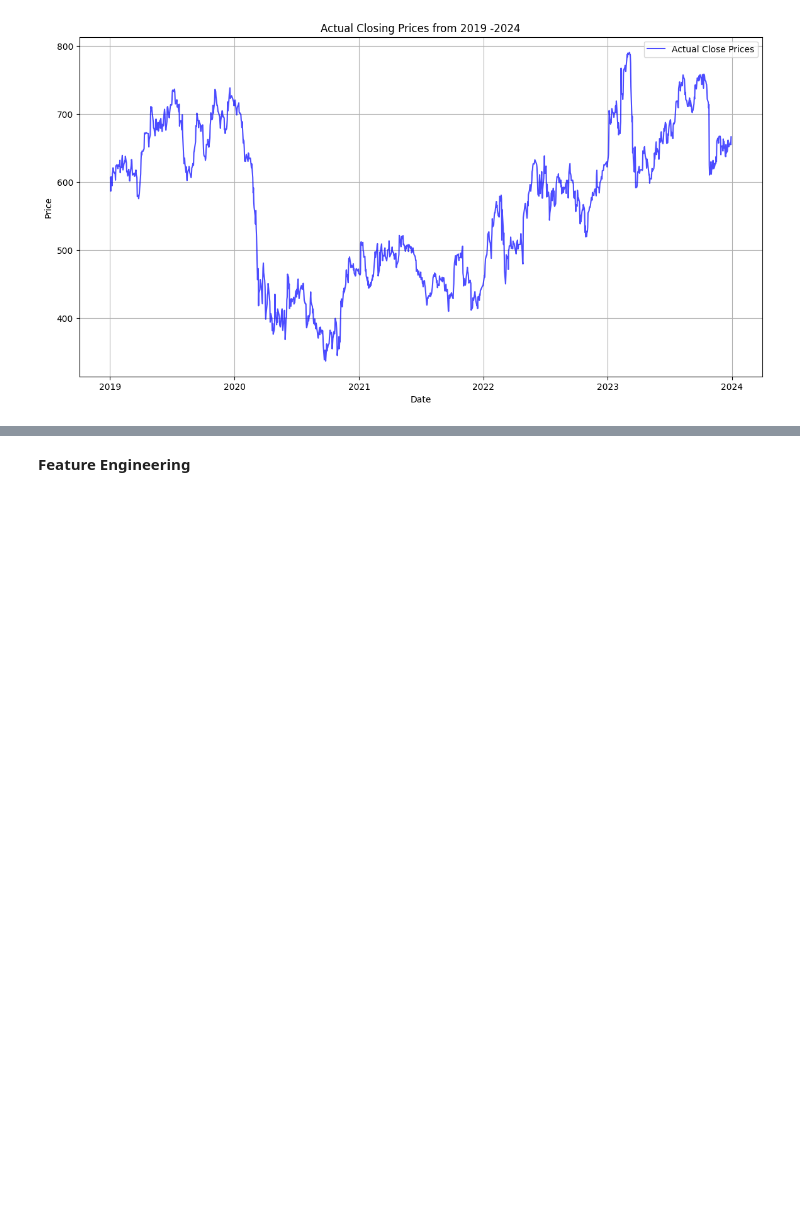
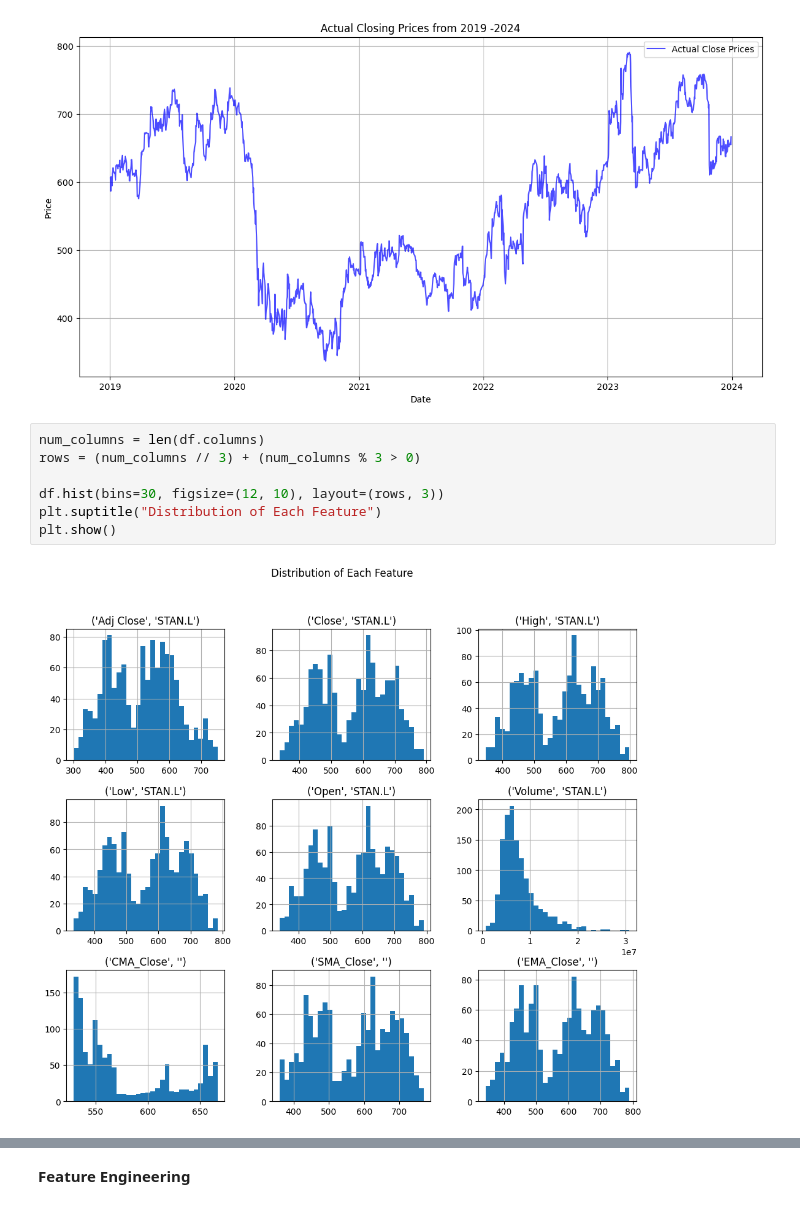
Before and after one commit to Muhammad-Abdullah-Jami/UK_Bank_Stocks_Prediction, a Jupyter notebook: Yfinance.ipynb, the cells around one changed output, grey strips where cells are left out. Cells and saved outputs as stored; diff of their text form; blank space fills up the shorter version.

```diff
--- a/Yfinance.ipynb
+++ b/Yfinance.ipynb
@@ -125,3 +125,12 @@ plt.grid(True)
 plt.show()
 # %% [output]
 [figure]
+# %%
+num_columns = len(df.columns)
+rows = (num_columns // 3) + (num_columns % 3 > 0)
+
+df.hist(bins=30, figsize=(12, 10), layout=(rows, 3))
+plt.suptitle("Distribution of Each Feature")
+plt.show()
+# %% [output]
+[figure, added]
```
Also changed, not shown: parts of 7 cells of this notebook.
